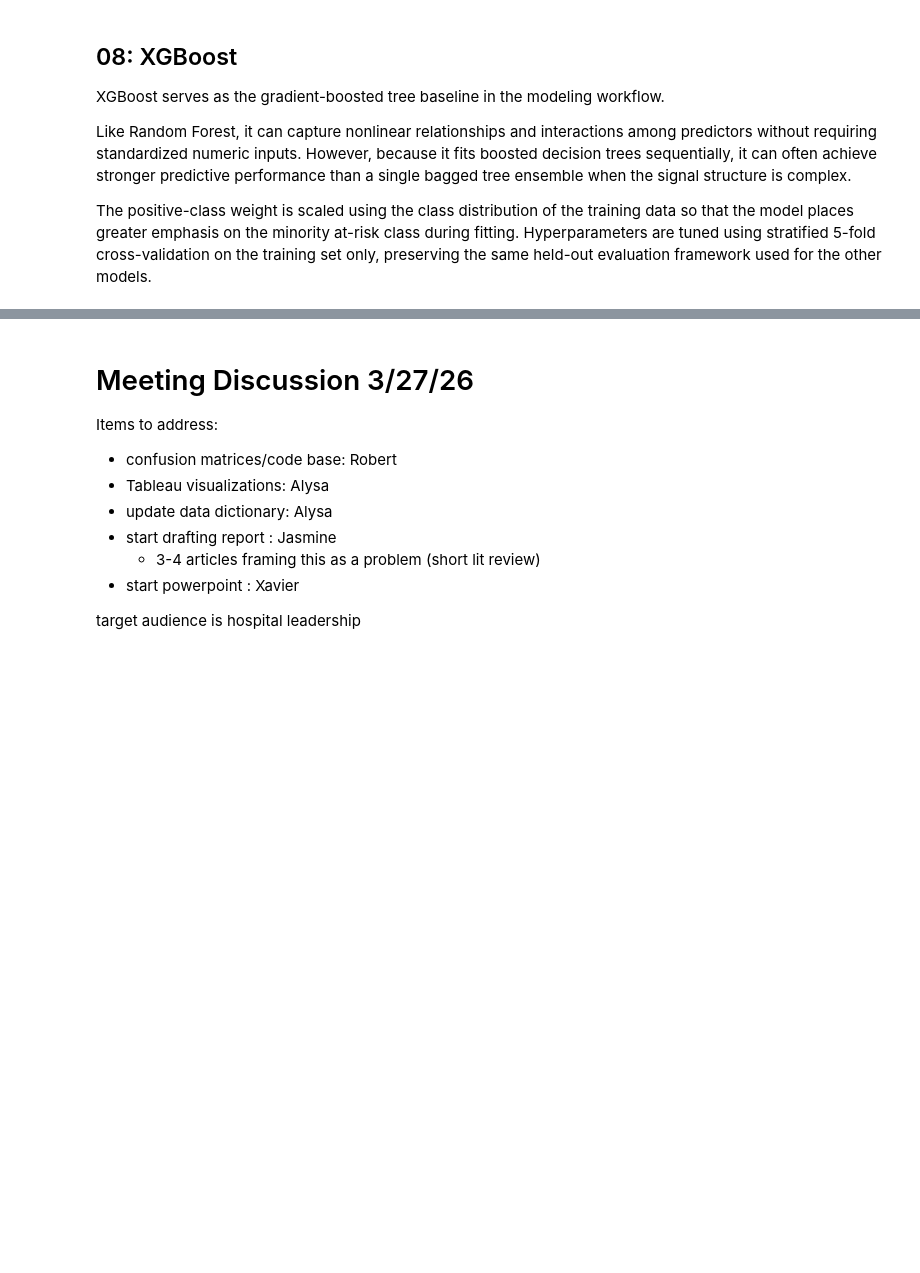
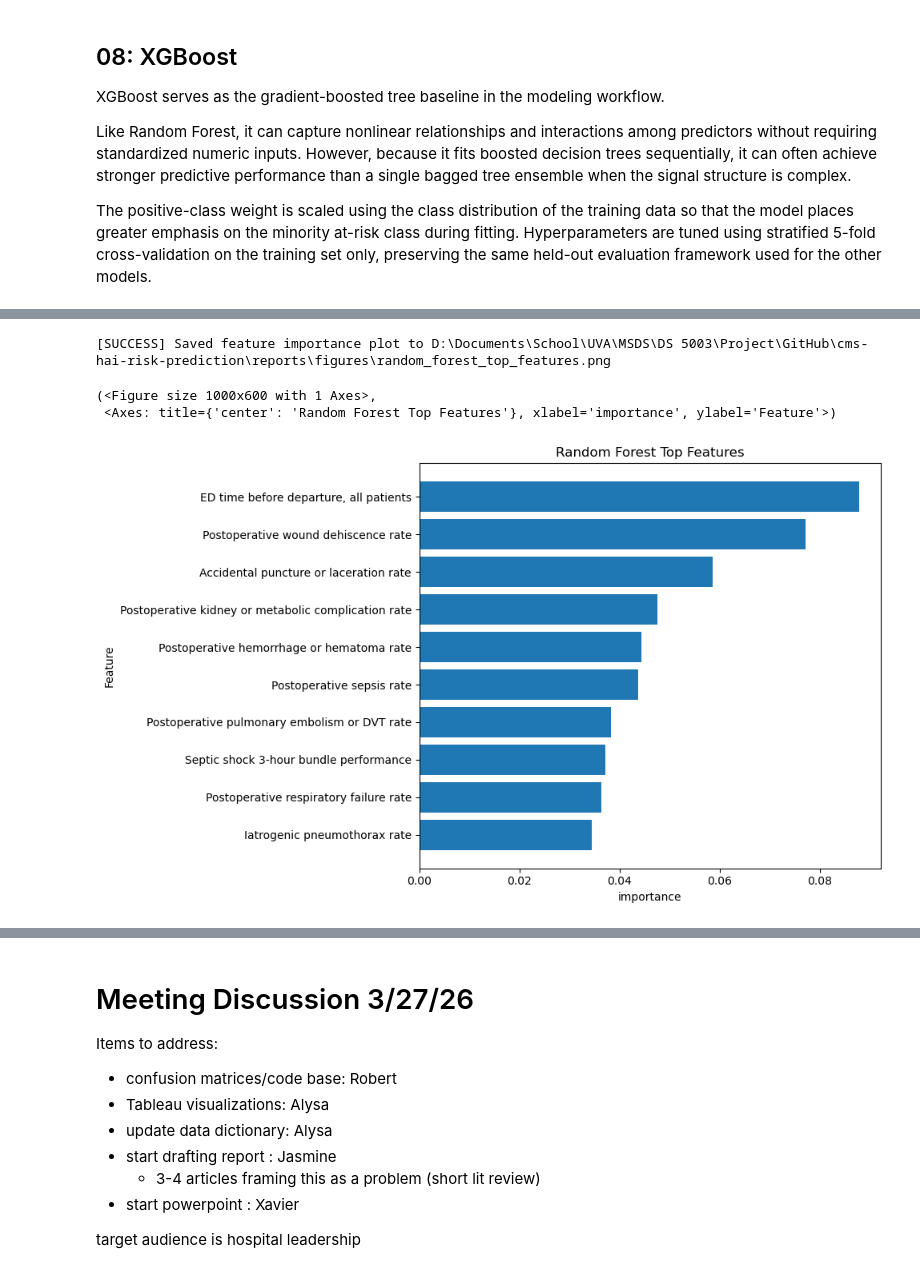
Before and after one commit to Rjashby1/cms-hai-risk-prediction, a Jupyter notebook: code/main_pipeline.ipynb, the cells around one changed output, grey strips where cells are left out. Drawn from its saved outputs; the diff is of its cells as text; code cells hidden in the pictures; blank space fills up the shorter version.

```diff
--- a/code/main_pipeline.ipynb
+++ b/code/main_pipeline.ipynb
@@ -807,14 +826,16 @@ rf_imp = step_09.extract_tree_importance(
     fitted_pipeline=rf_best,
     model_step_name="rf",
     top_n=20,
-    save_csv=True
+    save_csv=True,
+    relabel=True
 )
 
 xgb_imp = step_09.extract_tree_importance(
     fitted_pipeline=xgb_best,
     model_step_name="xgb",
     top_n=20,
-    save_csv=True
+    save_csv=True,
+    relabel=True
 )
 
 display(rf_imp.head(20))
@@ -822,20 +964,14 @@ display(xgb_imp.head(20))
 # %%
 step_09.plot_top_features(
     importance_df=rf_imp,
-    feature_col="feature",
+    feature_col="feature_label",
     value_col="importance",
     title="Random Forest Top Features",
     top_n=10,
     save_plot=True
 )
-
-step_09.plot_top_features(
-    importance_df=logreg_imp,
-    feature_col="feature",
-    value_col="abs_coefficient",
-    title="Logistic Regression Top Features",
-    top_n=10,
-    save_plot=True
-)
-
-plt.show()
+# %% [output]
+[SUCCESS] Saved feature importance plot to D:\Documents\School\UVA\MSDS\DS 5003\Project\GitHub\cms-hai-risk-prediction\reports\figures\random_forest_top_features.png
+(<Figure size 1000x600 with 1 Axes>,
+ <Axes: title={'center': 'Random Forest Top Features'}, xlabel='importance', ylabel='Feature'>)
+[figure, added]
```
Also changed, not shown: parts of 18 cells of this notebook, 8 other files.
